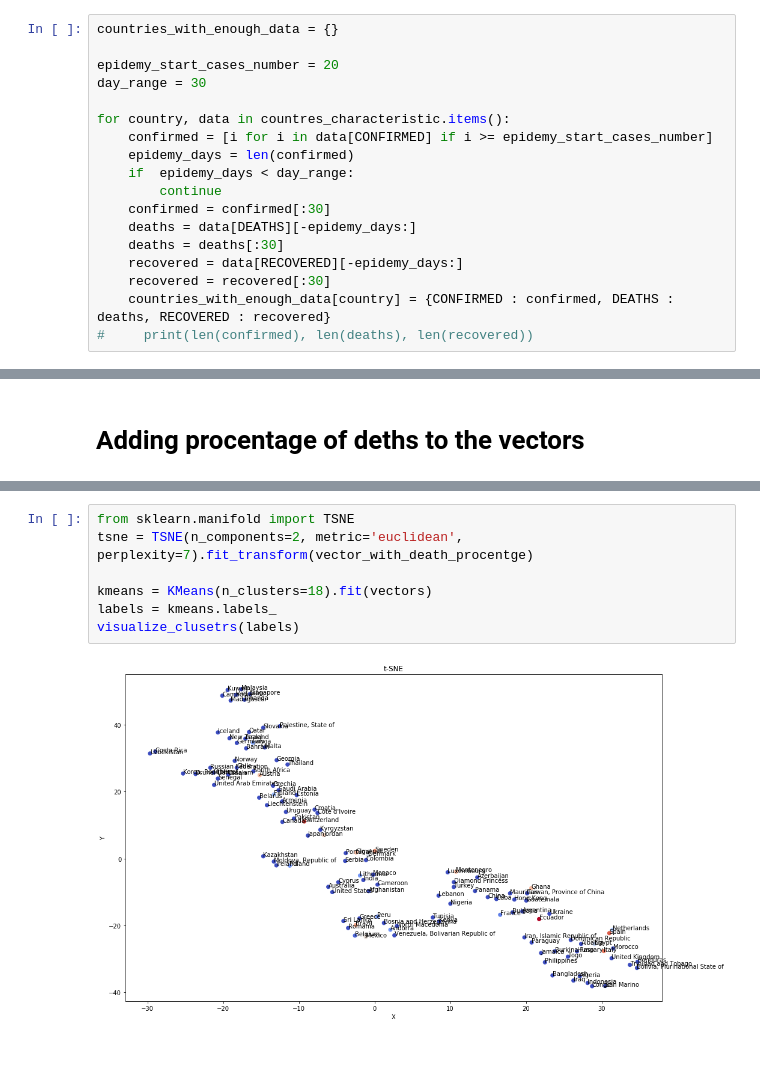
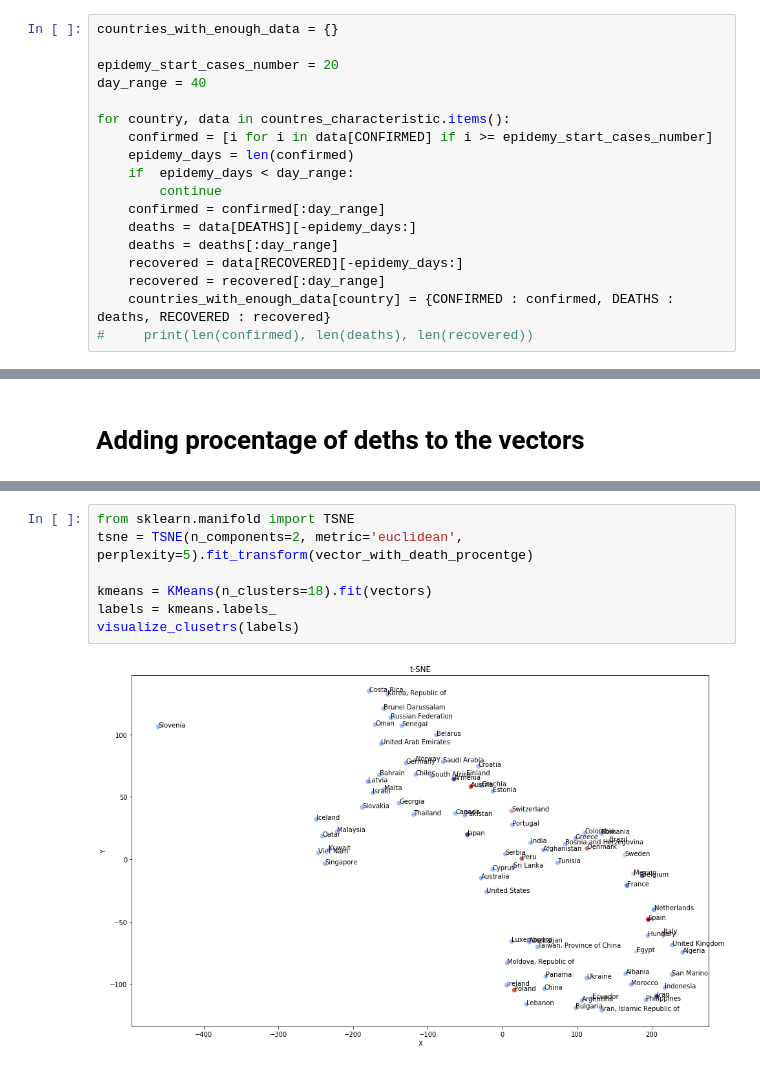
Before and after one commit to Klooskie/CoronaVirusDataExploration, a Jupyter notebook: WHOClustering.ipynb, the cells around one changed output, grey strips where cells are left out. Cells and saved outputs as stored; diff of their text form.

```diff
--- a/WHOClustering.ipynb
+++ b/WHOClustering.ipynb
@@ -85,18 +85,18 @@ for report in reports[:, 1]:
 countries_with_enough_data = {}
 
 epidemy_start_cases_number = 20
-day_range = 30
+day_range = 40
 
 for country, data in countres_characteristic.items():
     confirmed = [i for i in data[CONFIRMED] if i >= epidemy_start_cases_number]
     epidemy_days = len(confirmed)
     if  epidemy_days < day_range:
         continue
-    confirmed = confirmed[:30]
+    confirmed = confirmed[:day_range]
     deaths = data[DEATHS][-epidemy_days:]
-    deaths = deaths[:30]
+    deaths = deaths[:day_range]
     recovered = data[RECOVERED][-epidemy_days:]
-    recovered = recovered[:30]
+    recovered = recovered[:day_range]
     countries_with_enough_data[country] = {CONFIRMED : confirmed, DEATHS : deaths, RECOVERED : recovered}
 #     print(len(confirmed), len(deaths), len(recovered))
 # %% [markdown]
@@ -207,12 +201,12 @@ visualize_score_graph_number_of_clusters(vector_with_death_procentge)
 # %%
 from sklearn.manifold import TSNE
-tsne = TSNE(n_components=2, metric='euclidean', perplexity=7).fit_transform(vector_with_death_procentge)
+tsne = TSNE(n_components=2, metric='euclidean', perplexity=5).fit_transform(vector_with_death_procentge)
 
 kmeans = KMeans(n_clusters=18).fit(vectors)
 labels = kmeans.labels_
 visualize_clusetrs(labels)
 # %% [output]
-[figure, old version]
+[figure, new version]
 # %%
 visualize_score_graph_number_of_clusters(vector_combined)
 # %% [output]
```
Also changed, not shown: parts of 7 cells of this notebook.
